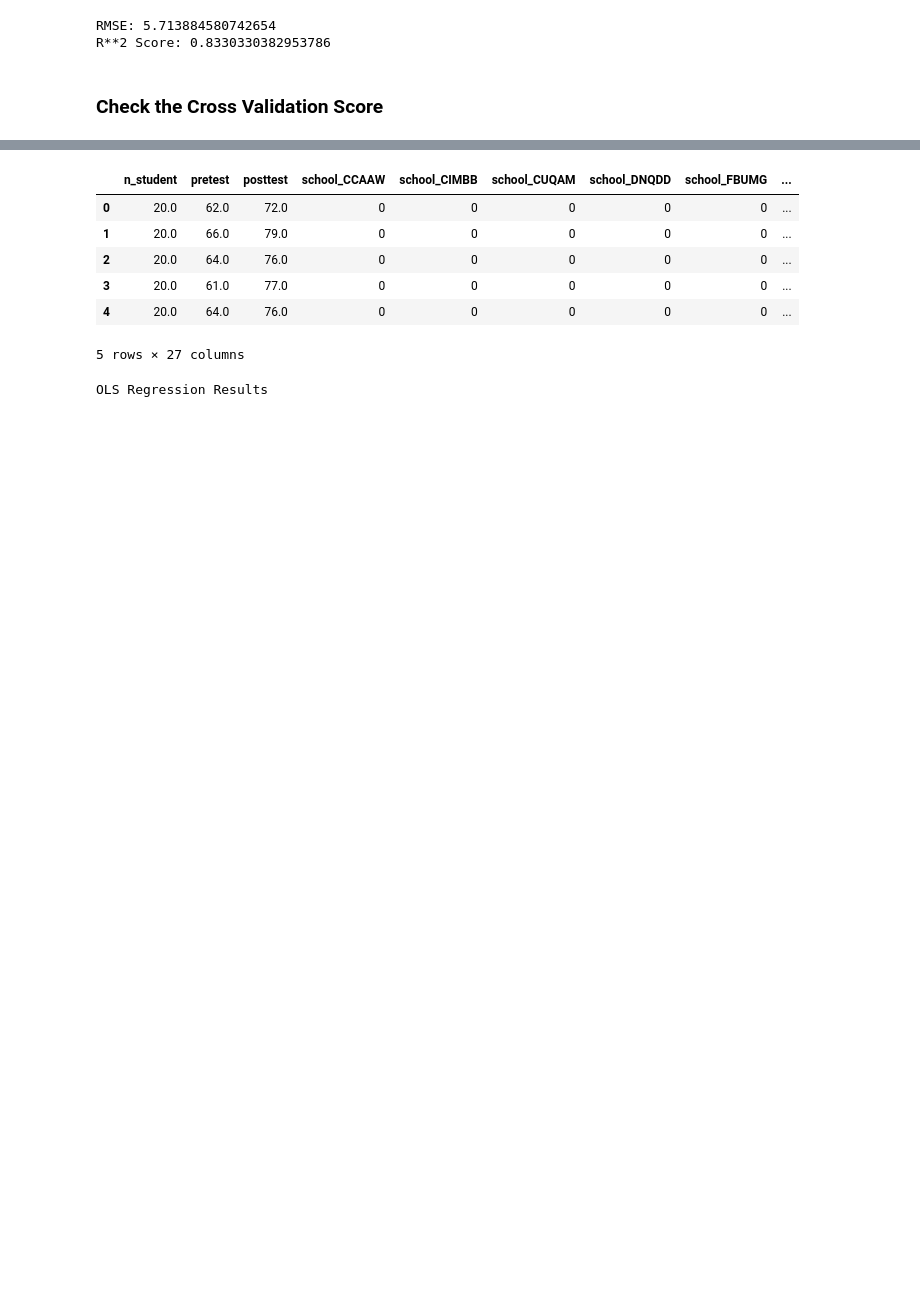
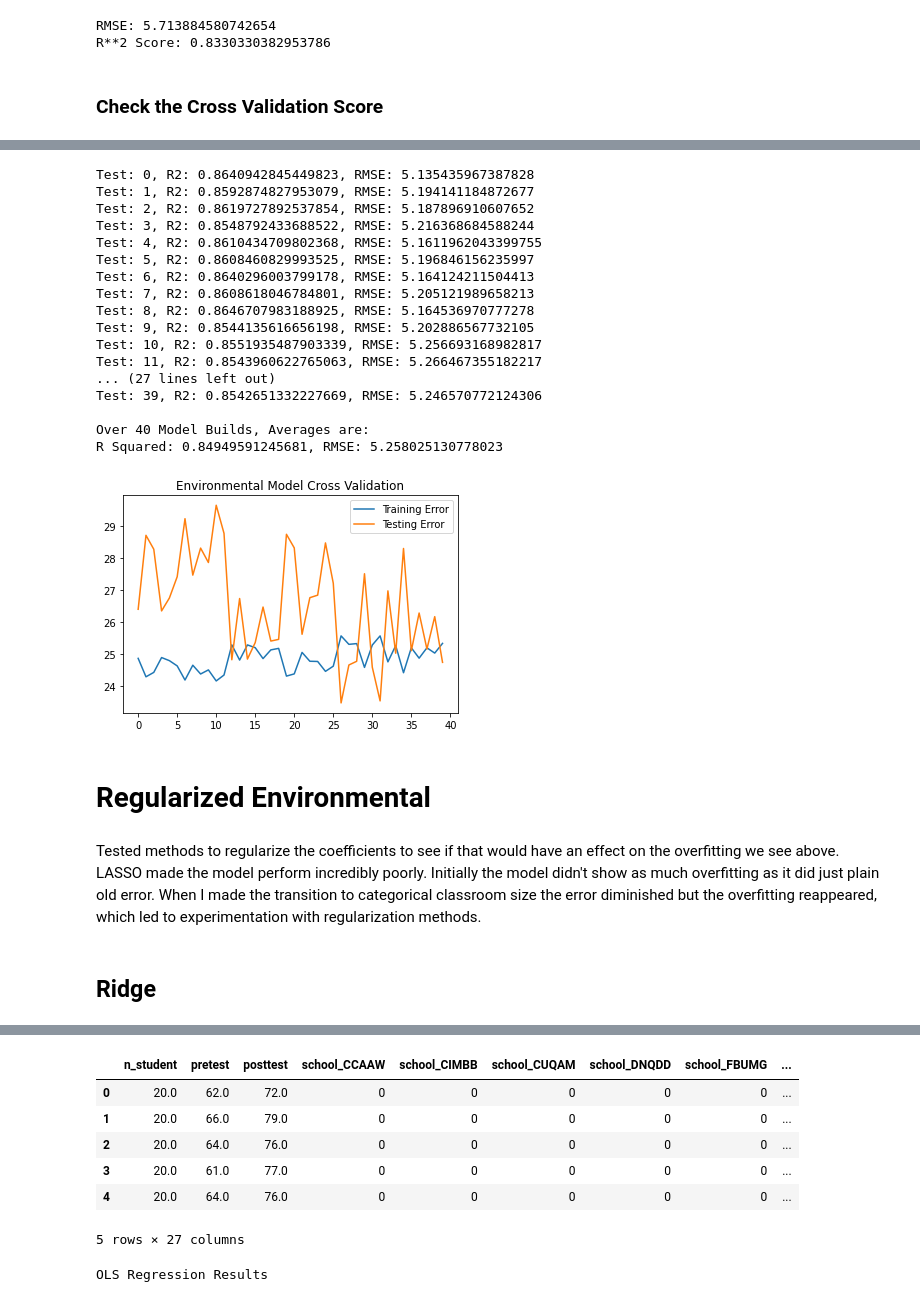
Before and after one commit to halemade/predicting-test-scores, a Jupyter notebook: code/THR_final_models.ipynb, the cells around one changed output, grey strips where cells are left out. Cells and saved outputs as stored; diff of their text form; code cells hidden in the pictures; blank space fills up the shorter version.

Commit message:
final model adjustments and workbook cleanup

```diff
--- a/code/THR_final_models.ipynb
+++ b/code/THR_final_models.ipynb
@@ -214,0 +263,56 @@ array([-0.26558301, -0.13997859,  0.08637737, -0.0542207 , -1.25269336])
+# %%
+#Run 40 different linear regressions with different train/test splits and view the cross val scores
+linreg = LinearRegression()
+num = 40
+train_err = []
+test_err = []
+
+#instantiate scaler object
+scale = MinMaxScaler()
+
+#run the cross validations
+for i in range(num):
+    #create train/test splits
+    X_train, X_test, y_train, y_test = train_test_split(X, y, test_size=0.2)
+
+    #scale predictors
+    X_train_transformed = scale.fit_transform(X_train)
+    X_test_transformed = scale.transform(X_test)
+    linreg.fit(X_train_transformed, y_train)
+    y_hat_train = linreg.predict(X_train_transformed)
+    y_hat_test = linreg.predict(X_test_transformed)
+    train_err.append(mean_squared_error(y_train, y_hat_train))
+    test_err.append(mean_squared_error(y_test, y_hat_test))
+    reg_q = linreg.fit(X_test_transformed, y_test)
+#     print('RMSE:',np.sqrt(mean_squared_error(y, reg_q.predict(X))))
+    print('Test: {}, R2: {}, RMSE: {}'.format(i,linreg.score(X_train_transformed, y_train),np.sqrt(mean_squared_error(y, reg_q.predict(X)))))
+print('\nOver 40 Model Builds, Averages are: \nR Squared: {}, RMSE: {}'.format(sum(r2)/len(r2),sum(rmse)/len(rmse)))
+plt.plot(list(range(num)), train_err, label='Training Error')
+plt.plot(list(range(num)), test_err, label='Testing Error')
+plt.title('Environmental Model Cross Validation')
+plt.legend();
+# %% [output]
+Test: 0, R2: 0.8640942845449823, RMSE: 5.135435967387828
+Test: 1, R2: 0.8592874827953079, RMSE: 5.194141184872677
+Test: 2, R2: 0.8619727892537854, RMSE: 5.187896910607652
+Test: 3, R2: 0.8548792433688522, RMSE: 5.216368684588244
+Test: 4, R2: 0.8610434709802368, RMSE: 5.1611962043399755
+Test: 5, R2: 0.8608460829993525, RMSE: 5.196846156235997
+Test: 6, R2: 0.8640296003799178, RMSE: 5.164124211504413
+Test: 7, R2: 0.8608618046784801, RMSE: 5.205121989658213
+Test: 8, R2: 0.8646707983188925, RMSE: 5.164536970777278
+Test: 9, R2: 0.8544135616656198, RMSE: 5.202886567732105
+Test: 10, R2: 0.8551935487903339, RMSE: 5.256693168982817
+Test: 11, R2: 0.8543960622765063, RMSE: 5.266467355182217
+... (27 lines left out)
+Test: 39, R2: 0.8542651332227669, RMSE: 5.246570772124306
+
+Over 40 Model Builds, Averages are:
+R Squared: 0.84949591245681, RMSE: 5.258025130778023
+[figure, added]
+# %% [markdown]
+# Regularized Environmental
+# %% [markdown]
+Tested methods to regularize the coefficients to see if that would have an effect on the overfitting we see above. LASSO made the model perform incredibly poorly. Initially the model didn't show as much overfitting as it did just plain old error. When I made the transition to categorical classroom size the error diminished but the overfitting reappeared, which led to experimentation with regularization methods.
+# %% [markdown]
+## Ridge
```
Also changed, not shown: parts of 31 cells of this notebook.
